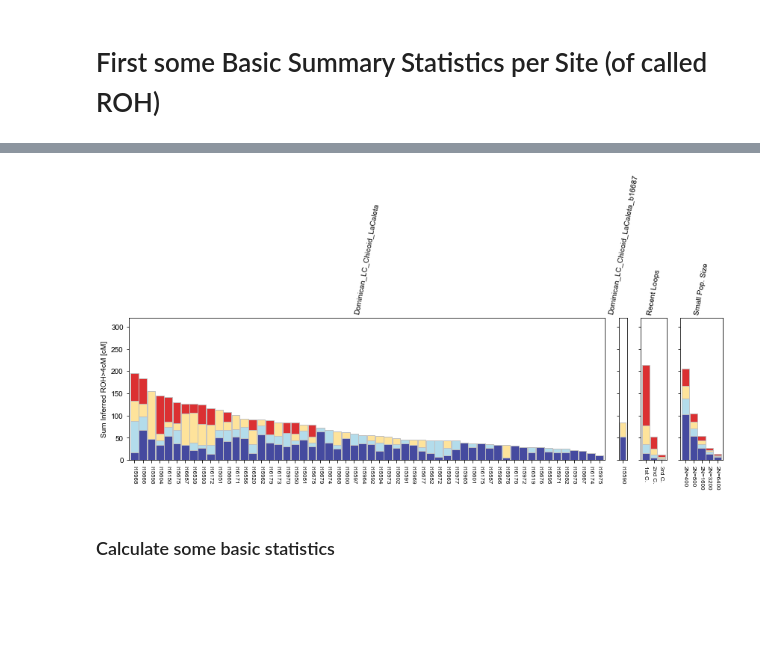
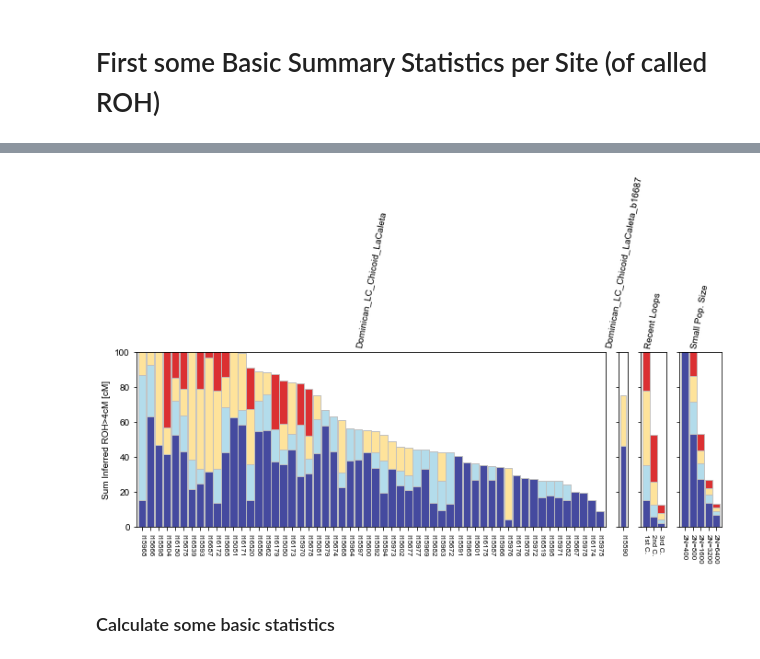
Before and after one commit to hringbauer/hapROH, a Jupyter notebook: Notebooks/AnalyzeData/AnalysisCarribean/stats_lacaleta.ipynb, the cells around one changed output, grey strips where cells are left out. Drawn from its saved outputs; the diff is of its cells as text; code cells hidden in the pictures; blank space fills up the shorter version.

```diff
--- a/Notebooks/AnalyzeData/AnalysisCarribean/stats_lacaleta.ipynb
+++ b/Notebooks/AnalyzeData/AnalysisCarribean/stats_lacaleta.ipynb
@@ -82,12 +84,12 @@ Name: clst, dtype: int64
 # %%
-df_lc = df1[df1["pop"].str.contains("Dominican_LC_Chicoid_LaCaleta")].copy()
+df_lc = df1[df1["pop"].str.contains("Caleta")].copy()
 # %%
 plot_dfs, cols = prepare_dfs_plot(df_lc, cms=[4, 8, 12, 20])
 plot_panel_row(plot_dfs, savepath="",
                wspace=0.1, r_title=80, leg_pos=-6,
-               ylim=[0,320], figsize=(len(df_lc)/4, 3.5))
+               ylim=[0,100], figsize=(len(df_lc)/5, 3.5))
 # %% [output]
-[figure, old version]
+[figure, new version]
 # %% [markdown]
 ### Calculate some basic statistics
 # %%
```
Also changed, not shown: parts of 4 cells of this notebook, 3 other files.
